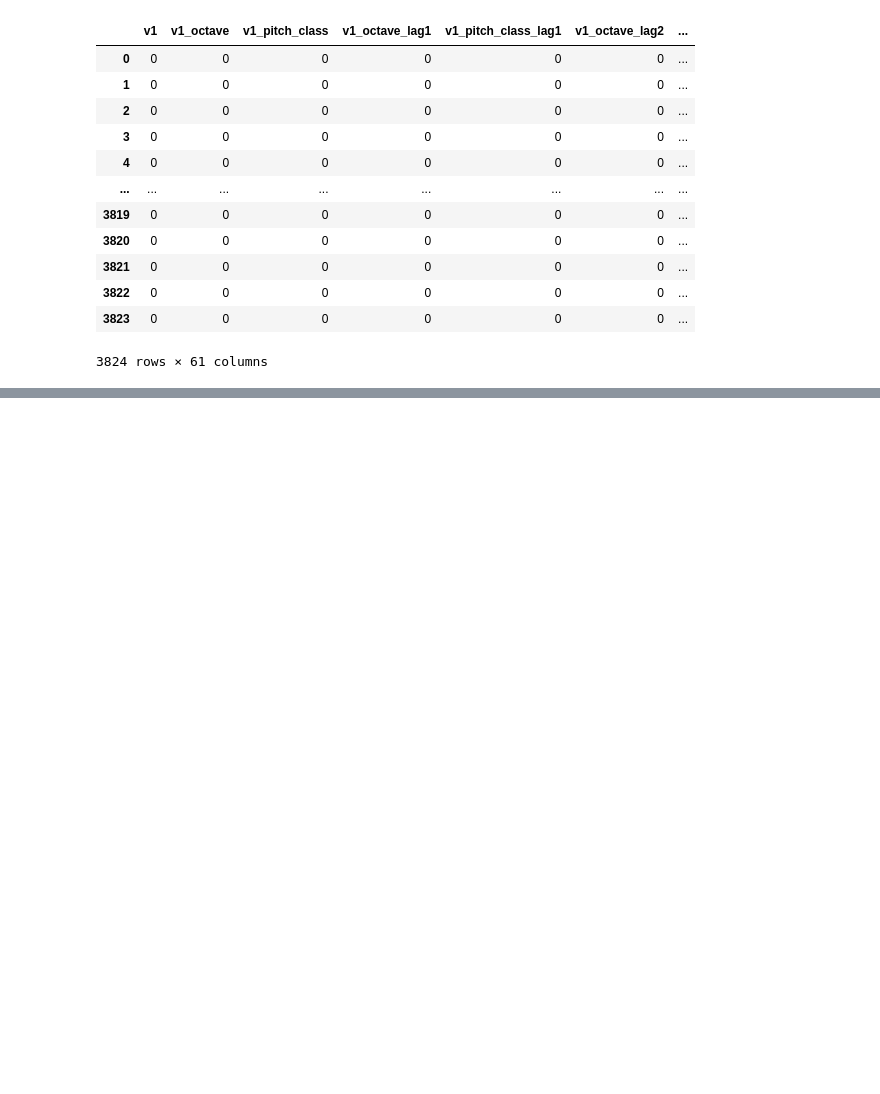
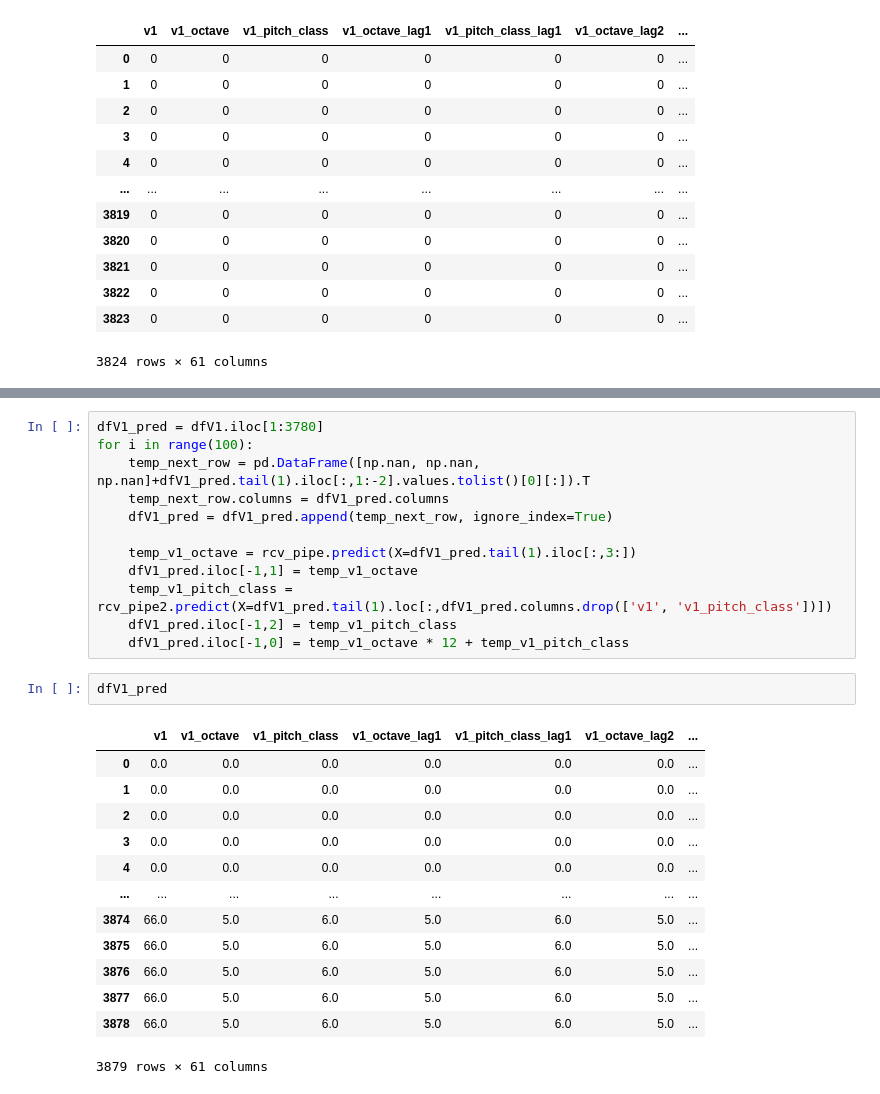
Before and after one commit to Sciurus365/MLProject2021, a Jupyter notebook: MultiStep.ipynb, the cells around one changed output, grey strips where cells are left out. Drawn from its saved outputs; the diff is of its cells as text; blank space fills up the shorter version.

```diff
--- a/MultiStep.ipynb
+++ b/MultiStep.ipynb
@@ -121,0 +191,28 @@ Let's just use a forest.
+# %%
+dfV1_pred = dfV1.iloc[1:3780]
+for i in range(100):
+    temp_next_row = pd.DataFrame([np.nan, np.nan, np.nan]+dfV1_pred.tail(1).iloc[:,1:-2].values.tolist()[0][:]).T
+    temp_next_row.columns = dfV1_pred.columns
+    dfV1_pred = dfV1_pred.append(temp_next_row, ignore_index=True)
+
+    temp_v1_octave = rcv_pipe.predict(X=dfV1_pred.tail(1).iloc[:,3:])
+    dfV1_pred.iloc[-1,1] = temp_v1_octave
+    temp_v1_pitch_class = rcv_pipe2.predict(X=dfV1_pred.tail(1).loc[:,dfV1_pred.columns.drop(['v1', 'v1_pitch_class'])])
+    dfV1_pred.iloc[-1,2] = temp_v1_pitch_class
+    dfV1_pred.iloc[-1,0] = temp_v1_octave * 12 + temp_v1_pitch_class
+# %%
+dfV1_pred
+# %% [output]
+|  | v1 | v1_octave | v1_pitch_class | v1_octave_lag1 | v1_pitch_class_lag1 | v1_octave_lag2 | ... |
+| 0 | 0.0 | 0.0 | 0.0 | 0.0 | 0.0 | 0.0 | ... |
+| 1 | 0.0 | 0.0 | 0.0 | 0.0 | 0.0 | 0.0 | ... |
+| 2 | 0.0 | 0.0 | 0.0 | 0.0 | 0.0 | 0.0 | ... |
+| 3 | 0.0 | 0.0 | 0.0 | 0.0 | 0.0 | 0.0 | ... |
+| 4 | 0.0 | 0.0 | 0.0 | 0.0 | 0.0 | 0.0 | ... |
+| ... | ... | ... | ... | ... | ... | ... | ... |
+| 3874 | 66.0 | 5.0 | 6.0 | 5.0 | 6.0 | 5.0 | ... |
+| 3875 | 66.0 | 5.0 | 6.0 | 5.0 | 6.0 | 5.0 | ... |
+| 3876 | 66.0 | 5.0 | 6.0 | 5.0 | 6.0 | 5.0 | ... |
+| 3877 | 66.0 | 5.0 | 6.0 | 5.0 | 6.0 | 5.0 | ... |
+| 3878 | 66.0 | 5.0 | 6.0 | 5.0 | 6.0 | 5.0 | ... |
+3879 rows × 61 columns
```
Also changed, not shown: parts of 24 cells of this notebook.
